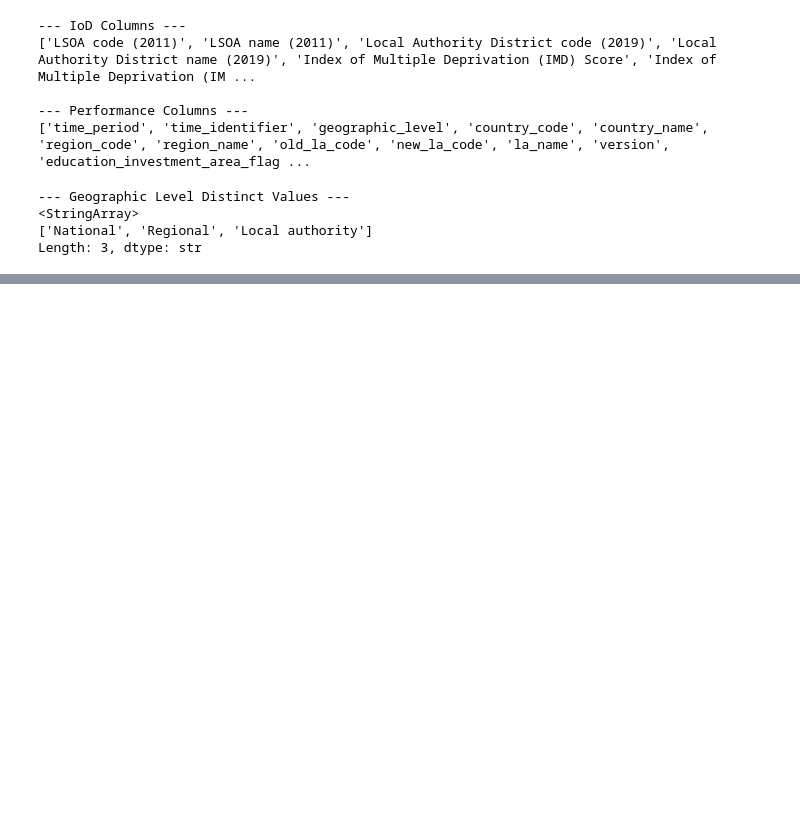
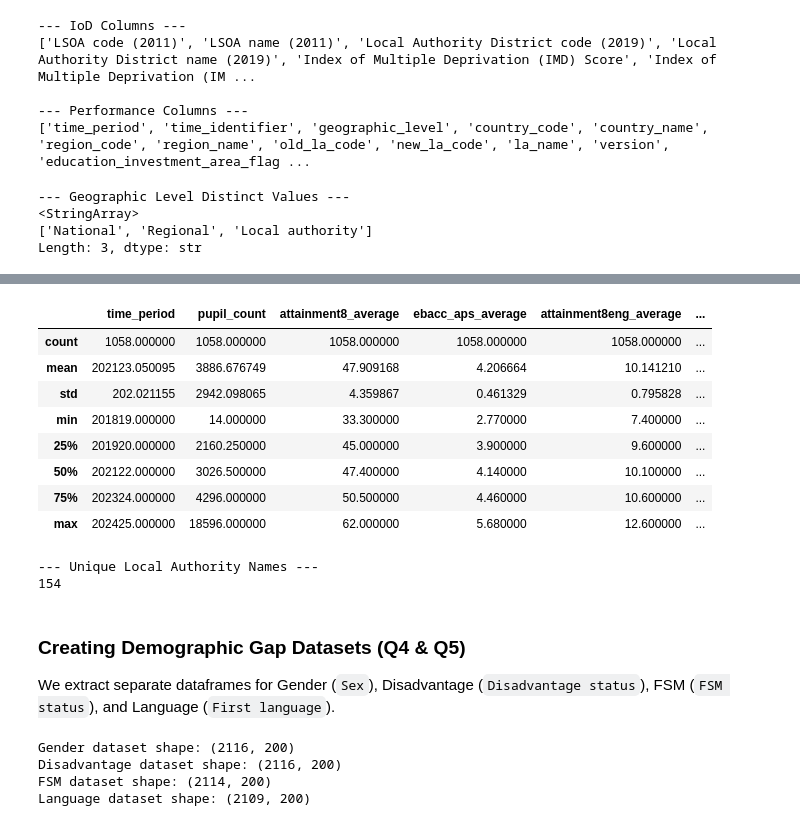
Before and after one commit to AislingLangston/CFG-DS-group-6-2026, a Jupyter notebook: school_performance.ipynb, the cells around one changed output, grey strips where cells are left out. Drawn from its saved outputs; the diff is of its cells as text; code cells hidden in the pictures; blank space fills up the shorter version.

```diff
--- a/school_performance.ipynb
+++ b/school_performance.ipynb
@@ -440,0 +564,10 @@ IOD Missing data summary: 0 total missing values
+# %%
+progress_cols = [
+    'progress8_average',
+    'progress8eng_average',
+    'progress8mat_average',
+    'progress8ebacc_average',
+    'progress8open_average'
+]
+
+df_total = df_total.drop(columns=progress_cols)
@@ -440,0 +607,18 @@ IOD Missing data summary: 0 total missing values
+# %%
+cols_to_float = [
+    'attainment8_average',
+    'ebacc_aps_average',
+    'attainment8eng_average',
+    'attainment8mat_average',
+    'attainment8ebacc_average',
+    'ebacceng_aps_average',
+    'ebaccmat_aps_average',
+    'ebaccsci_aps_average',
+    'ebacchum_aps_average',
+    'ebacclan_aps_average'
+]
+
+df_total[cols_to_float] = df_total[cols_to_float].astype(float)
+
+# Checking datatypes to ensure they are now float64
+print(df_total.dtypes)
@@ -440,0 +645,2 @@ IOD Missing data summary: 0 total missing values
+# %%
+df_total['end_year'] = 2000 + df_total['time_period'].astype(str).str[4:].astype(int)
@@ -440,0 +667,39 @@ IOD Missing data summary: 0 total missing values
+# %%
+df_total.describe()
+# %% [output]
+|  | time_period | pupil_count | attainment8_average | ebacc_aps_average | attainment8eng_average | ... |
+| count | 1058.000000 | 1058.000000 | 1058.000000 | 1058.000000 | 1058.000000 | ... |
+| mean | 202123.050095 | 3886.676749 | 47.909168 | 4.206664 | 10.141210 | ... |
+| std | 202.021155 | 2942.098065 | 4.359867 | 0.461329 | 0.795828 | ... |
+| min | 201819.000000 | 14.000000 | 33.300000 | 2.770000 | 7.400000 | ... |
+| 25% | 201920.000000 | 2160.250000 | 45.000000 | 3.900000 | 9.600000 | ... |
+| 50% | 202122.000000 | 3026.500000 | 47.400000 | 4.140000 | 10.100000 | ... |
+| 75% | 202324.000000 | 4296.000000 | 50.500000 | 4.460000 | 10.600000 | ... |
+| max | 202425.000000 | 18596.000000 | 62.000000 | 5.680000 | 12.600000 | ... |
+# %%
+# Check how many unique local authority names there are
+print("\n--- Unique Local Authority Names ---")
+print(df_total['la_name'].nunique()) # Get the number of unique local authority names in the 'la_name' column of the df_total dataset
+# %% [output]
+--- Unique Local Authority Names ---
+154
+# %% [markdown]
+### Creating Demographic Gap Datasets (Q4 & Q5)
+
+We extract separate dataframes for Gender (`Sex`), Disadvantage (`Disadvantage status`), FSM (`FSM status`), and Language (`First language`).
+# %%
+df_gender = df_loc[df_loc["breakdown_topic"] == "Sex"].copy()
+df_disadv = df_loc[df_loc["breakdown_topic"] == "Disadvantage status"].copy()
+df_fsm = df_loc[df_loc["breakdown_topic"] == "FSM status"].copy()
+df_lang = df_loc[df_loc["breakdown_topic"] == "First language"].copy()
+
+# Check the shapes of the filtered datasets
+print(f"Gender dataset shape: {df_gender.shape}")
+print(f"Disadvantage dataset shape: {df_disadv.shape}")
+print(f"FSM dataset shape: {df_fsm.shape}")
+print(f"Language dataset shape: {df_lang.shape}")
+# %% [output]
+Gender dataset shape: (2116, 200)
+Disadvantage dataset shape: (2116, 200)
+FSM dataset shape: (2114, 200)
+Language dataset shape: (2109, 200)
```
Also changed, not shown: parts of 46 cells of this notebook, 1 other file.
